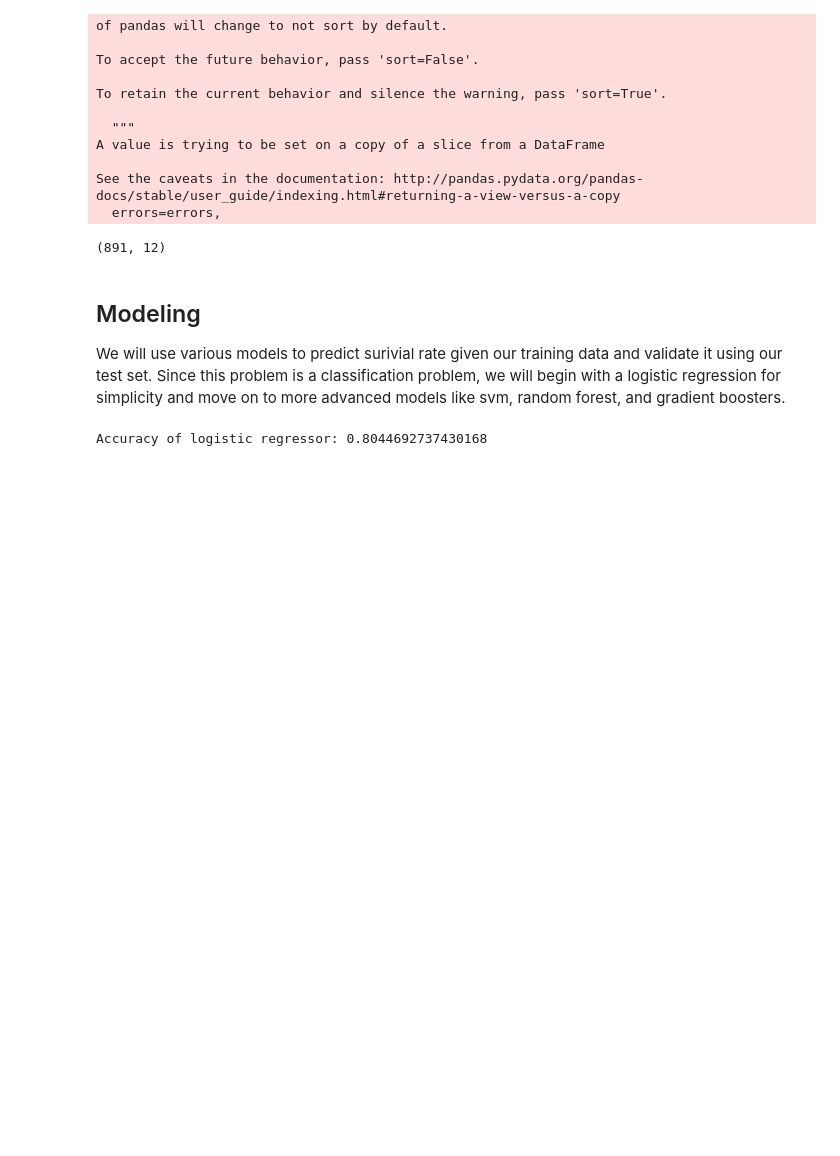
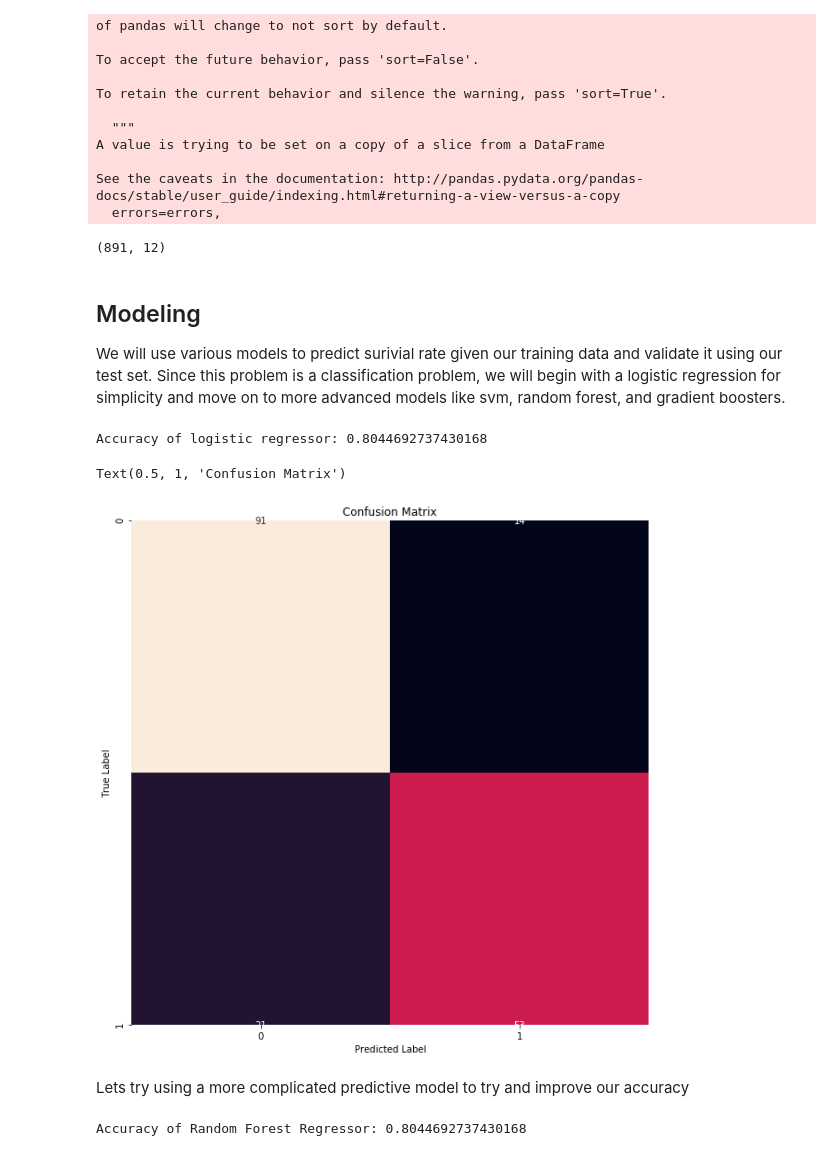
Before and after one commit to Ilroy/titanic_project, a Jupyter notebook: titanic_notebook.ipynb, the cells around one changed output. Drawn from its saved outputs; the diff is of its cells as text; code cells hidden in the pictures; blank space fills up the shorter version.

Commit message:
added random forest regressoe and confusion matrix for log regressor

```diff
--- a/titanic_notebook.ipynb
+++ b/titanic_notebook.ipynb
@@ -328,3 +331,26 @@ score = log_regressor.score(X_test,y_test)
 print(f"Accuracy of logistic regressor: {score}\n")
 # %% [output]
 Accuracy of logistic regressor: 0.8044692737430168
+# %%
+conf_matrix = confusion_matrix(y_test,log_reg_predictions)
+
+fig, ax_cm = plt.subplots(figsize=(10,10))
+ax_cm = sns.heatmap(conf_matrix,annot=True,cbar=False)
+plt.ylabel("True Label")
+plt.xlabel("Predicted Label")
+plt.title("Confusion Matrix")
+# %% [output]
+Text(0.5, 1, 'Confusion Matrix')
+[figure, added]
+# %% [markdown]
+Lets try using a more complicated predictive model to try and improve our accuracy
+# %%
+rf_classifier = RandomForestClassifier()      #random forest classifier
+
+rf_classifier.fit(X_train,y_train)
+rf_classifer_predictions = rf_classifier.predict(X_test)
+rf_score = rf_classifier.score(X_test,y_test)
+
+print(f"Accuracy of Random Forest Regressor: {rf_score}\n")
+# %% [output]
+Accuracy of Random Forest Regressor: 0.8044692737430168
```
Also changed, not shown: parts of 2 cells of this notebook.
